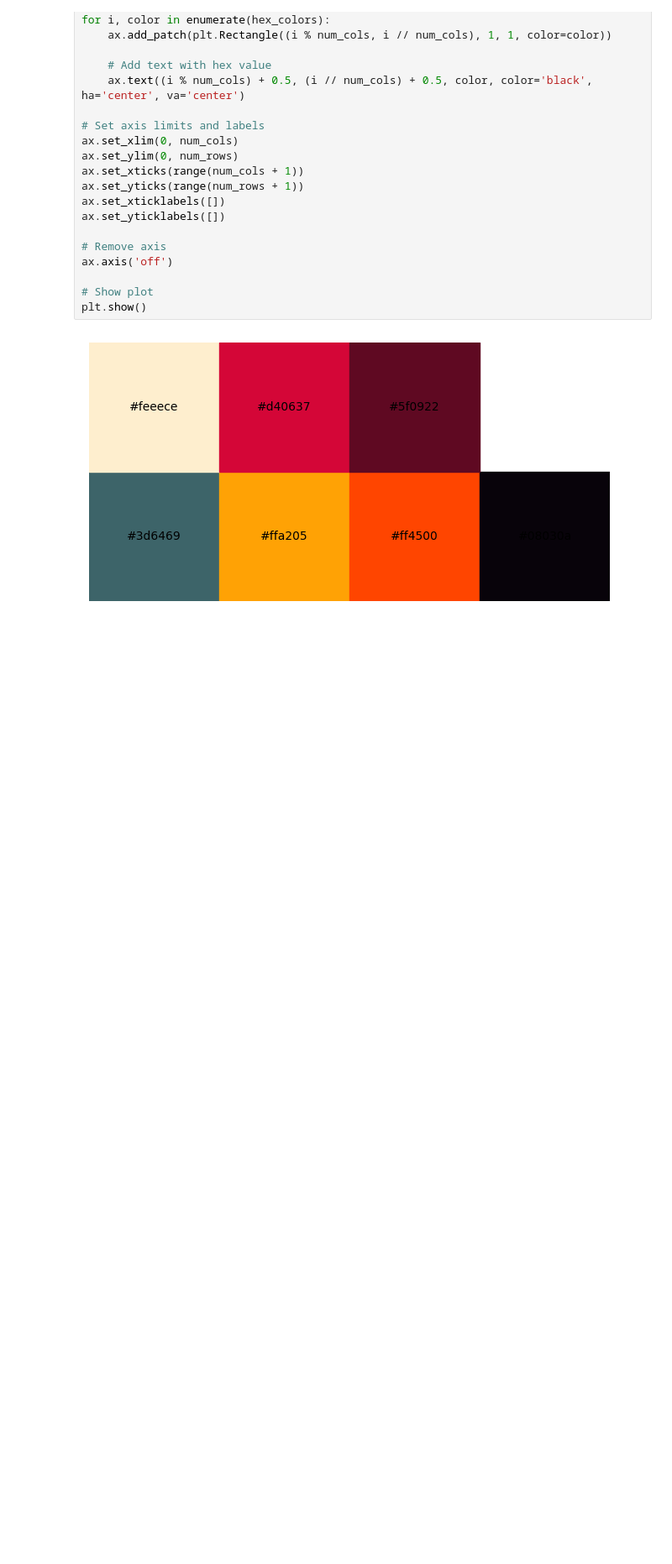
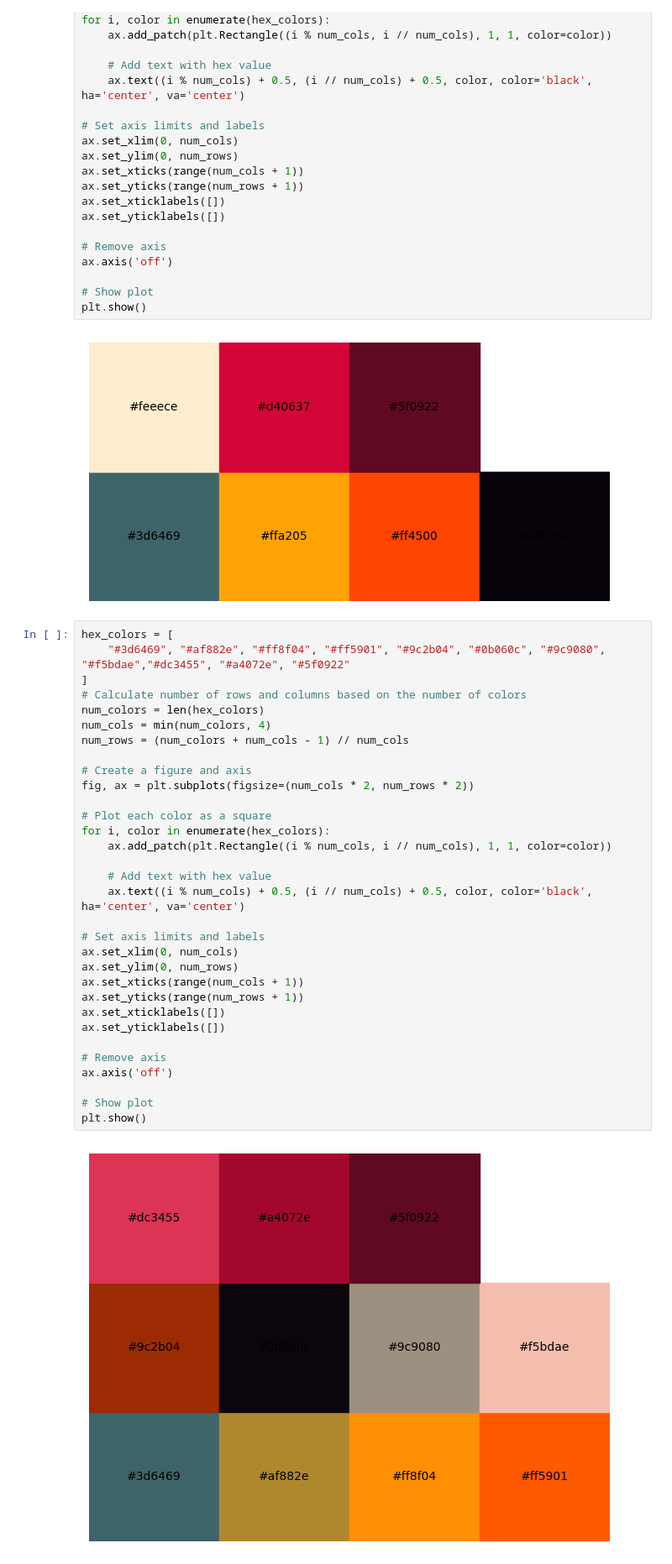
Before and after one commit to ek976/data_viz_final_project, a Jupyter notebook: theme.ipynb, the cells around one changed output. Shown at 84% size. Saved outputs shown, nothing was run; the diff lists cells and outputs as text; blank space fills up the shorter version.

```diff
--- a/theme.ipynb
+++ b/theme.ipynb
@@ -38,3 +38,37 @@ ax.axis('off')
 plt.show()
 # %% [output]
 [figure]
+# %%
+hex_colors = [
+    "#3d6469", "#af882e", "#ff8f04", "#ff5901", "#9c2b04", "#0b060c", "#9c9080", "#f5bdae","#dc3455", "#a4072e", "#5f0922"
+]
+# Calculate number of rows and columns based on the number of colors
+num_colors = len(hex_colors)
+num_cols = min(num_colors, 4)
+num_rows = (num_colors + num_cols - 1) // num_cols
+
+# Create a figure and axis
+fig, ax = plt.subplots(figsize=(num_cols * 2, num_rows * 2))
+
+# Plot each color as a square
+for i, color in enumerate(hex_colors):
+    ax.add_patch(plt.Rectangle((i % num_cols, i // num_cols), 1, 1, color=color))
+
+    # Add text with hex value
+    ax.text((i % num_cols) + 0.5, (i // num_cols) + 0.5, color, color='black', ha='center', va='center')
+
+# Set axis limits and labels
+ax.set_xlim(0, num_cols)
+ax.set_ylim(0, num_rows)
+ax.set_xticks(range(num_cols + 1))
+ax.set_yticks(range(num_rows + 1))
+ax.set_xticklabels([])
+ax.set_yticklabels([])
+
+# Remove axis
+ax.axis('off')
+
+# Show plot
+plt.show()
+# %% [output]
+[figure, added]
```
Also changed, not shown: 5 other files.
